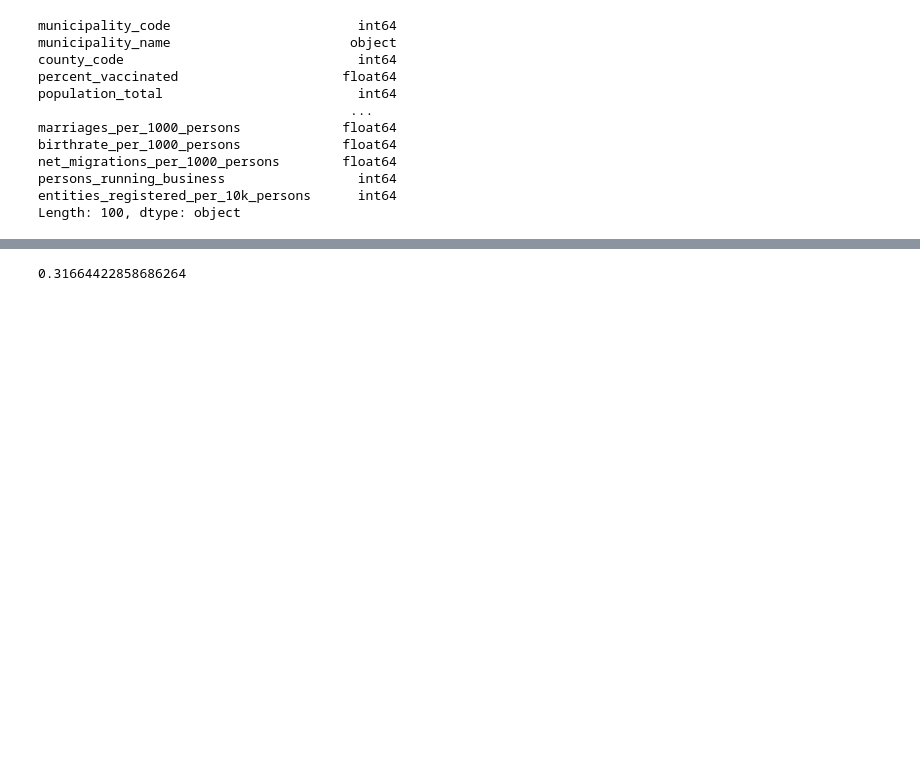
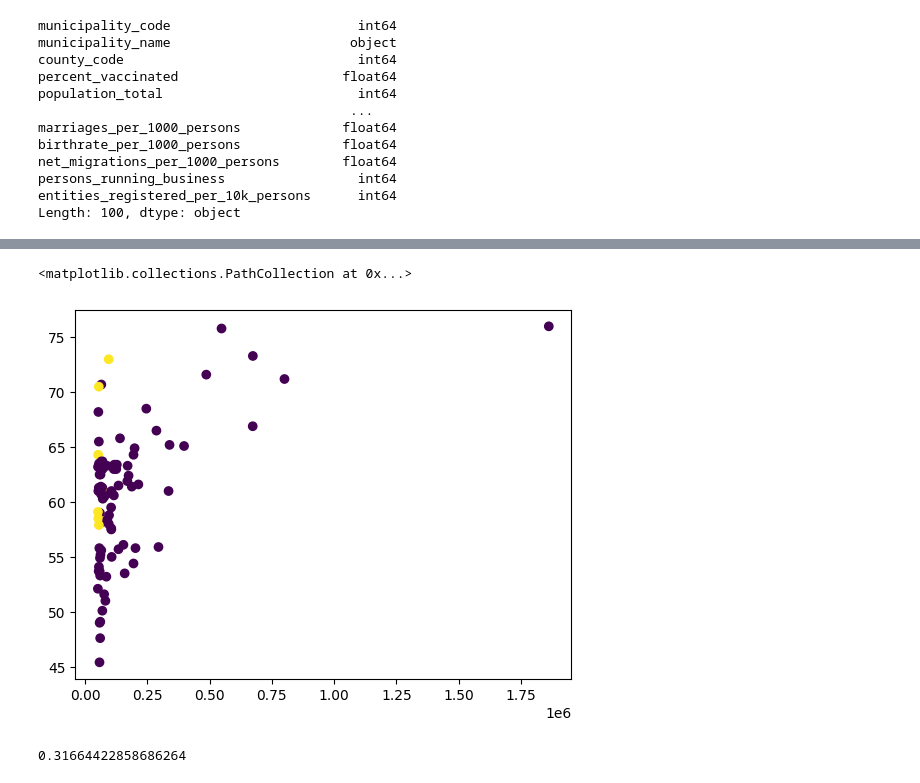
Before and after one commit to bahadurvikram/EC2024, a Jupyter notebook: code/vikram.ipynb, the cells around one changed output, grey strips where cells are left out. Saved outputs shown, nothing was run; the diff lists cells and outputs as text; code cells hidden in the pictures; blank space fills up the shorter version.

```diff
--- a/code/vikram.ipynb
+++ b/code/vikram.ipynb
@@ -68,3 +86,22 @@ plt.colorbar(label='municipality_type')
+# %%
+df_2000 = mp[mp['population_total']<2000]
+# 21
+df_5000 = mp[(mp['population_total']>2000) & (mp['population_total']<5000) ]
+# 663
+df_10_000 = mp[(mp['population_total']>5000) & (mp['population_total']<10000) ]
+# 910
+
+df_50_000 = mp[(mp['population_total']>10000) & (mp['population_total']<50000) ]
+# 793
+
+
+df_200_000 = mp[(mp['population_total']>50000) & (mp['population_total']<2000000) ]
+# 90
+# %%
+plt.scatter(df_200_000['population_total'], df_200_000['percent_vaccinated'], c=df_200_000['municipality_type'])
+# %% [output]
+<matplotlib.collections.PathCollection at 0x...>
+[figure, added]
 # %%
 mp_urban['population_total'].corr(mp_urban['percent_vaccinated'])
 # %% [output]
```
Also changed, not shown: parts of 4 cells of this notebook, 1 other file.
